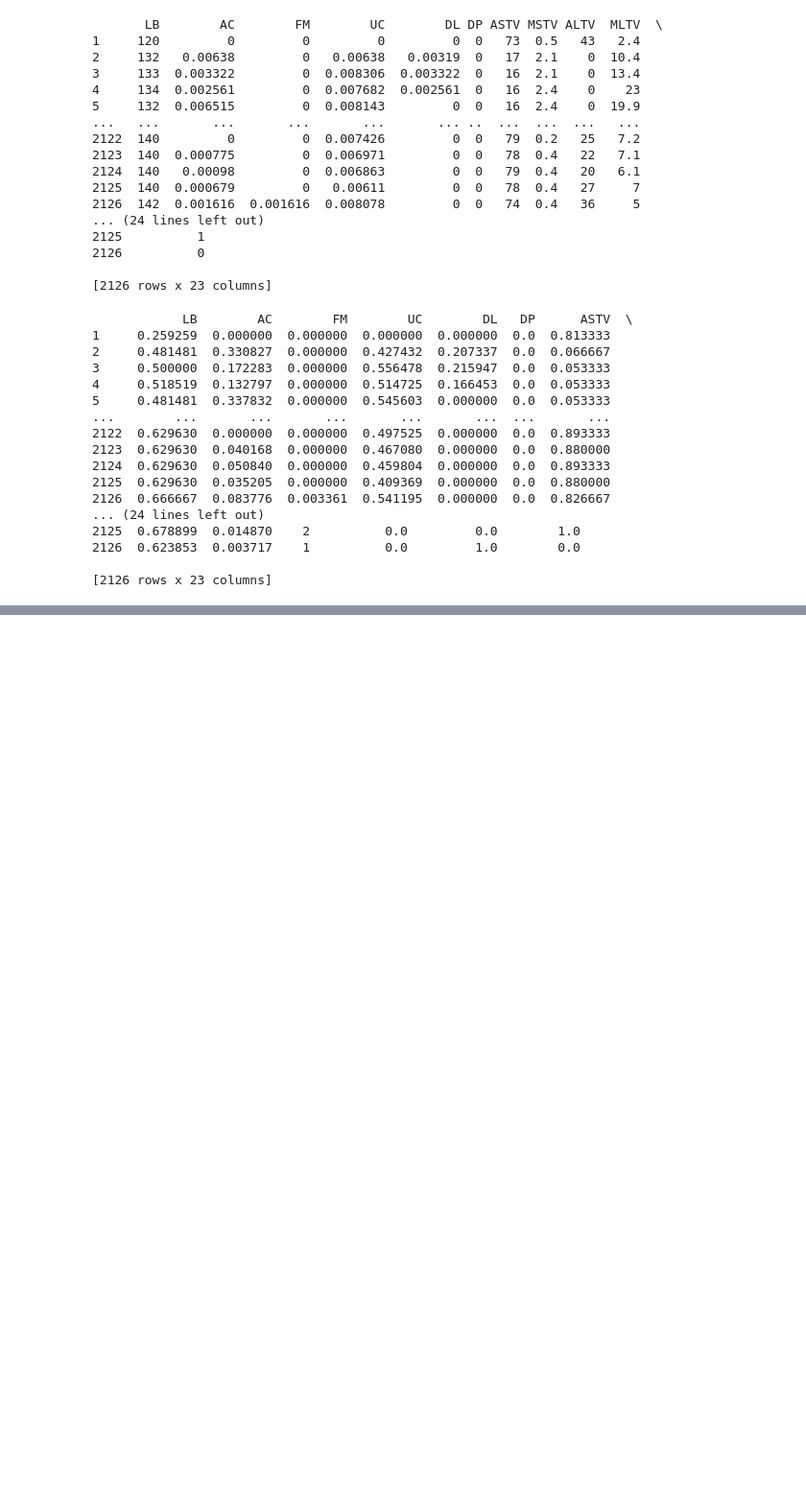
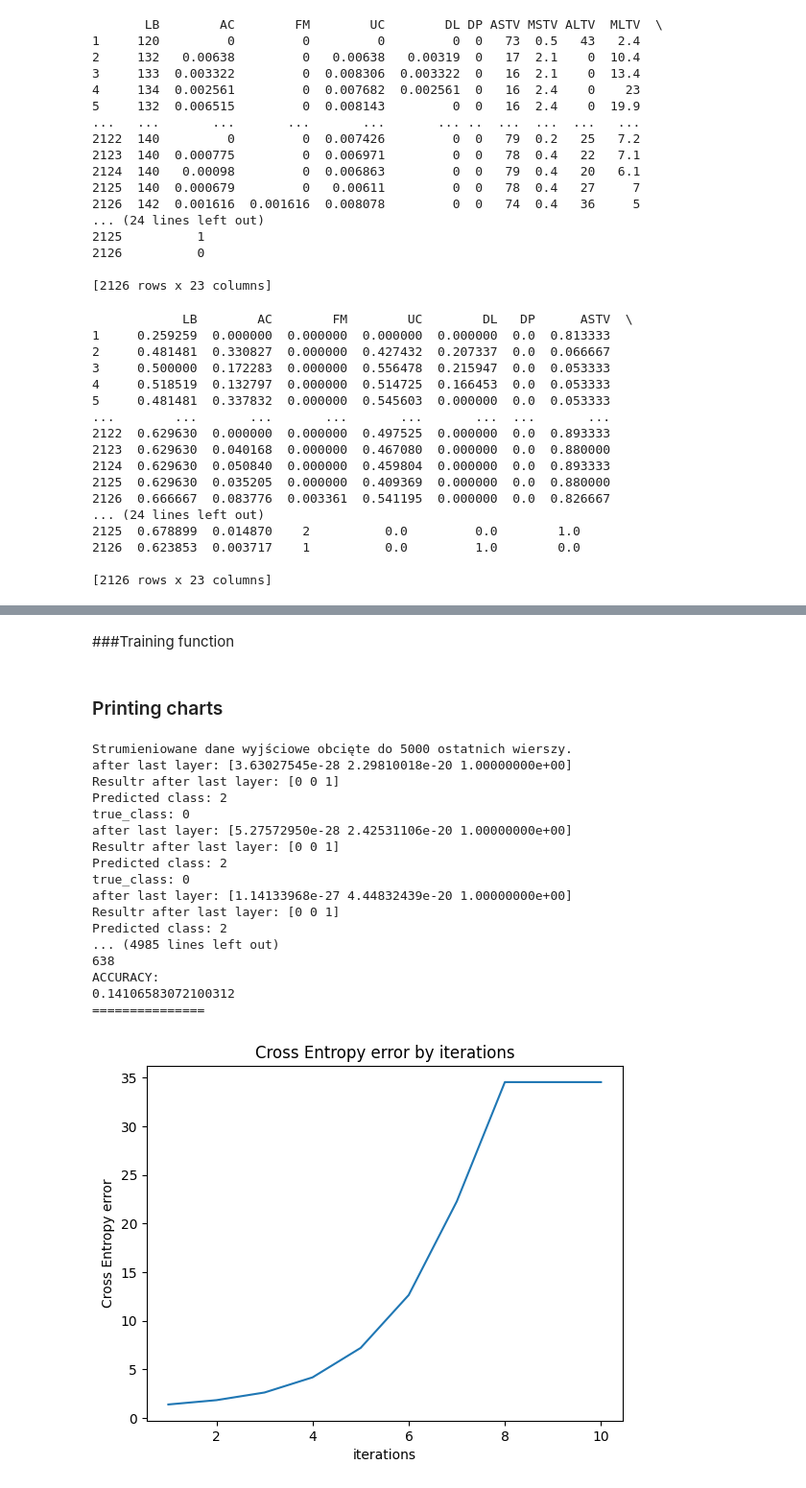
Before and after one commit to dpasierbiewicz/Cardiotocography_Fetus_Classification, a Jupyter notebook: CTG_notebook.ipynb, the cells around one changed output, grey strips where cells are left out. Shown at 96% size. Drawn from its saved outputs; the diff is of its cells as text; code cells hidden in the pictures; blank space fills up the shorter version.

Commit message:
Debugging, possible solution: layer normalization

```diff
--- a/CTG_notebook.ipynb
+++ b/CTG_notebook.ipynb
@@ -333,0 +338,8 @@ print(df_normalized)
+# %%
+main_data_percentage = 0.7
+
+X = df_normalized.drop(columns=["NSP"]).iloc[0: int(len(df) * main_data_percentage)]
+Y = pd.get_dummies(df_normalized["NSP"]).iloc[0: int(len(df) * main_data_percentage)]
+# testing datasets:
+X_test = df_normalized.drop(columns=["NSP"]).iloc[int(len(df) * main_data_percentage):]
+Y_test = pd.get_dummies(df_normalized["NSP"]).iloc[int(len(df) * main_data_percentage):]
@@ -333,0 +362,3 @@ print(df_normalized)
+# %%
+Y = Y.astype(int)
+Y_test = Y_test.astype(int)
@@ -333,0 +382,5 @@ print(df_normalized)
+# %%
+Y.columns = ['Normal', 'Suspect', 'Pathologic']
+print(Y)
+Y_test.columns = ['Normal', 'Suspect', 'Pathologic']
+print(Y_test)
@@ -333,0 +454,6 @@ print(df_normalized)
+# %%
+def multiclass_cross_entropy(y_true, y_pred):
+    epsilon = 1e-15  # Because with it there cannot be log(0)
+    y_pred = np.clip(y_pred, epsilon, 1 - epsilon)
+    loss = -np.sum(y_true * np.log(y_pred), axis=1).mean()
+    return loss
@@ -333,0 +527,2 @@ print(df_normalized)
+# %% [markdown]
+###Training function
@@ -333,0 +585,2 @@ print(df_normalized)
+# %% [markdown]
+### Printing charts
@@ -333,0 +636,42 @@ print(df_normalized)
+# %%
+learning_rate = 0.0001
+hidden_layer_neuron_amount = 10
+epochs = 10
+max_grad_norm = 0.3
+hidden_layer_weights = np.random.randn(22, hidden_layer_neuron_amount) * np.sqrt(2/22)
+output_layer_weights = np.random.randn(hidden_layer_neuron_amount, 3) * np.sqrt(2/hidden_layer_neuron_amount)
+
+# CHART DATA
+error_by_iteration = []
+precision1_by_iteration = []
+precision2_by_iteration = []
+precision3_by_iteration = []
+recall1_by_iteration = []
+recall2_by_iteration = []
+recall3_by_iteration = []
+final_y_result = []
+
+# UTILS
+fine_results_counter = 0
+
+train(output_layer_weights, hidden_layer_weights)
+print_charts()
+# %% [output]
+Strumieniowane dane wyjściowe obcięte do 5000 ostatnich wierszy.
+after last layer: [3.63027545e-28 2.29810018e-20 1.00000000e+00]
+Resultr after last layer: [0 0 1]
+Predicted class: 2
+true_class: 0
+after last layer: [5.27572950e-28 2.42531106e-20 1.00000000e+00]
+Resultr after last layer: [0 0 1]
+Predicted class: 2
+true_class: 0
+after last layer: [1.14133968e-27 4.44832439e-20 1.00000000e+00]
+Resultr after last layer: [0 0 1]
+Predicted class: 2
+... (4985 lines left out)
+638
+ACCURACY:
+0.14106583072100312
+===============
+[figure, added]
```
Also changed, not shown: parts of 20 cells of this notebook.
